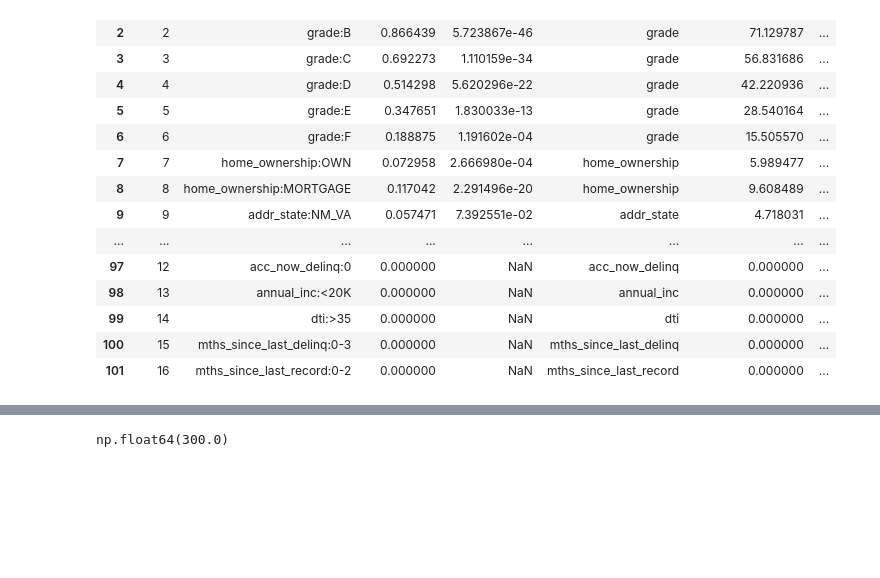
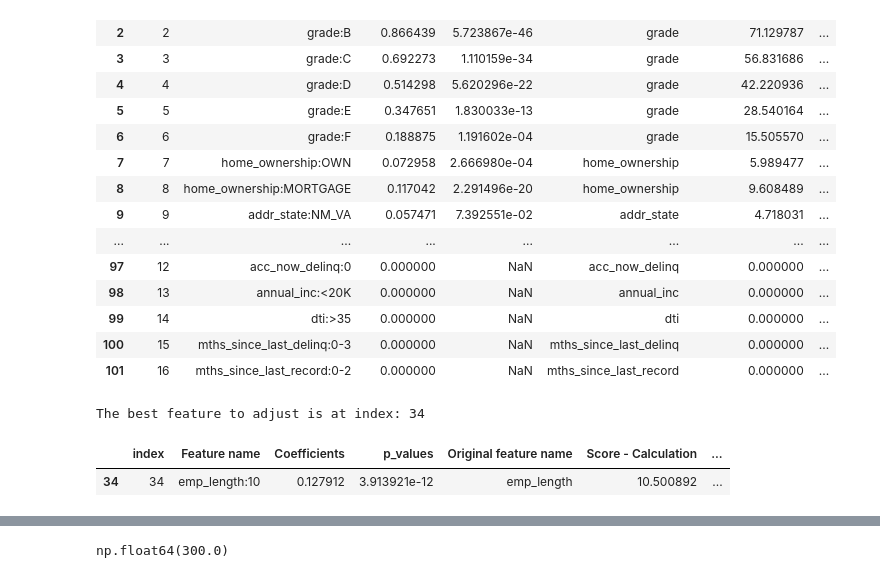
Before and after one commit to Lindah-Kima/credit_risk_modelling_python, a Jupyter notebook: PD_model_estimation & validation & application.ipynb, the cells around one changed output, grey strips where cells are left out. Cells and saved outputs as stored; diff of their text form; code cells hidden in the pictures; blank space fills up the shorter version.

```diff
--- a/PD_model_estimation & validation & application.ipynb
+++ b/PD_model_estimation & validation & application.ipynb
@@ -1482,4 +1633,14 @@ df_scorecard
 | 99 | 14 | dti:>35 | 0.000000 | NaN | dti | 0.000000 | ... |
 | 100 | 15 | mths_since_last_delinq:0-3 | 0.000000 | NaN | mths_since_last_delinq | 0.000000 | ... |
 | 101 | 16 | mths_since_last_record:0-2 | 0.000000 | NaN | mths_since_last_record | 0.000000 | ... |
+# %%
+# Find the row where the rounding 'stole' or 'gifted' the most points
+feature_to_fix = df_scorecard['Difference'].abs().idxmax()
+
+print(f"The best feature to adjust is at index: {feature_to_fix}")
+df_scorecard.loc[[feature_to_fix]]
+# %% [output]
+The best feature to adjust is at index: 34
+|  | index | Feature name | Coefficients | p_values | Original feature name | Score - Calculation | ... |
+| 34 | 34 | emp_length:10 | 0.127912 | 3.913921e-12 | emp_length | 10.500892 | ... |
 # %%
```
Also changed, not shown: parts of 55 cells of this notebook, 3 other files.
